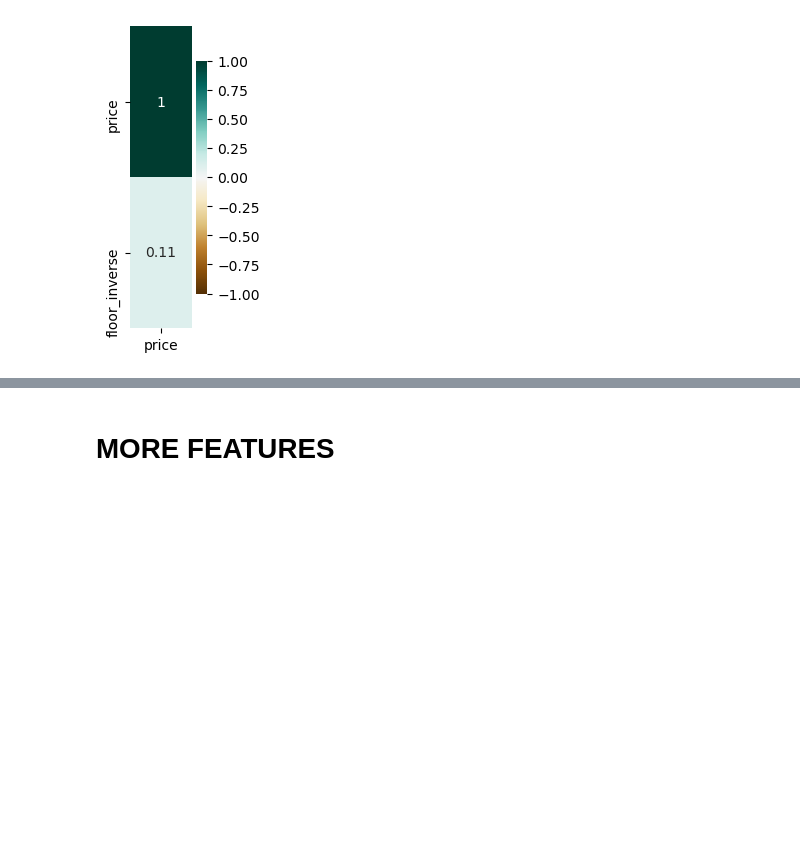
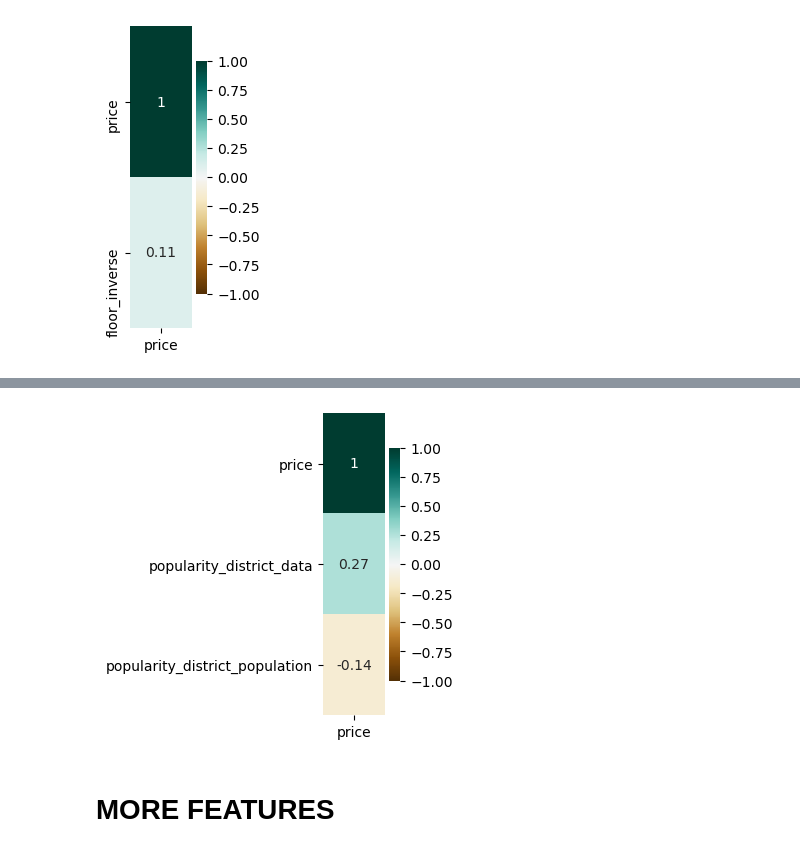
Before and after one commit to henrfj/TDT4173-ML, a Jupyter notebook: hasse-testsite/LightGBM.ipynb, the cells around one changed output, grey strips where cells are left out. Cells and saved outputs as stored; diff of their text form; code cells hidden in the pictures; blank space fills up the shorter version.

```diff
--- a/hasse-testsite/LightGBM.ipynb
+++ b/hasse-testsite/LightGBM.ipynb
@@ -1626,0 +1648,2 @@ heatmap = sns.heatmap(pd.merge(train_labels[[
+# %%
+popularity_data = popularity_data_df.to_dict()['building_id']
@@ -1626,0 +1665,4 @@ heatmap = sns.heatmap(pd.merge(train_labels[[
+# %%
+popularity_population_df = pd.DataFrame.from_dict(popularity_data,orient='index')/population_df
+# %%
+popularity_population = popularity_population_df.to_dict()[0]
@@ -1626,0 +1684,6 @@ heatmap = sns.heatmap(pd.merge(train_labels[[
+# %%
+popularity_district_data = [popularity_data[row['district']] for _,row in train_labels.iterrows()]
+popularity_district_population = [popularity_population[row['district']] for _,row in train_labels.iterrows()]
+
+train_labels["popularity_district_data"] = popularity_district_data
+train_labels["popularity_district_population"] = popularity_district_population
@@ -1627,3 +1706,14 @@ heatmap = sns.heatmap(pd.merge(train_labels[[
+# %%
+f, ax = plt.subplots(figsize=(1, 4), dpi=100)
+heatmap = sns.heatmap(pd.merge(train_labels[[
+    'popularity_district_data',
+    'popularity_district_population',
+    ]],
+                               np.log(train_targets),
+                               left_index=True,
+                               right_index=True).corr()[['price']].sort_values(by='price', ascending=False), vmin=-1, vmax=1, annot=True, cmap='BrBG', ax=ax)
+# %% [output]
+[figure, added]
 # %% [markdown]
 # MORE FEATURES
 # %%
```
Also changed, not shown: parts of 26 cells of this notebook, 2 other files.
